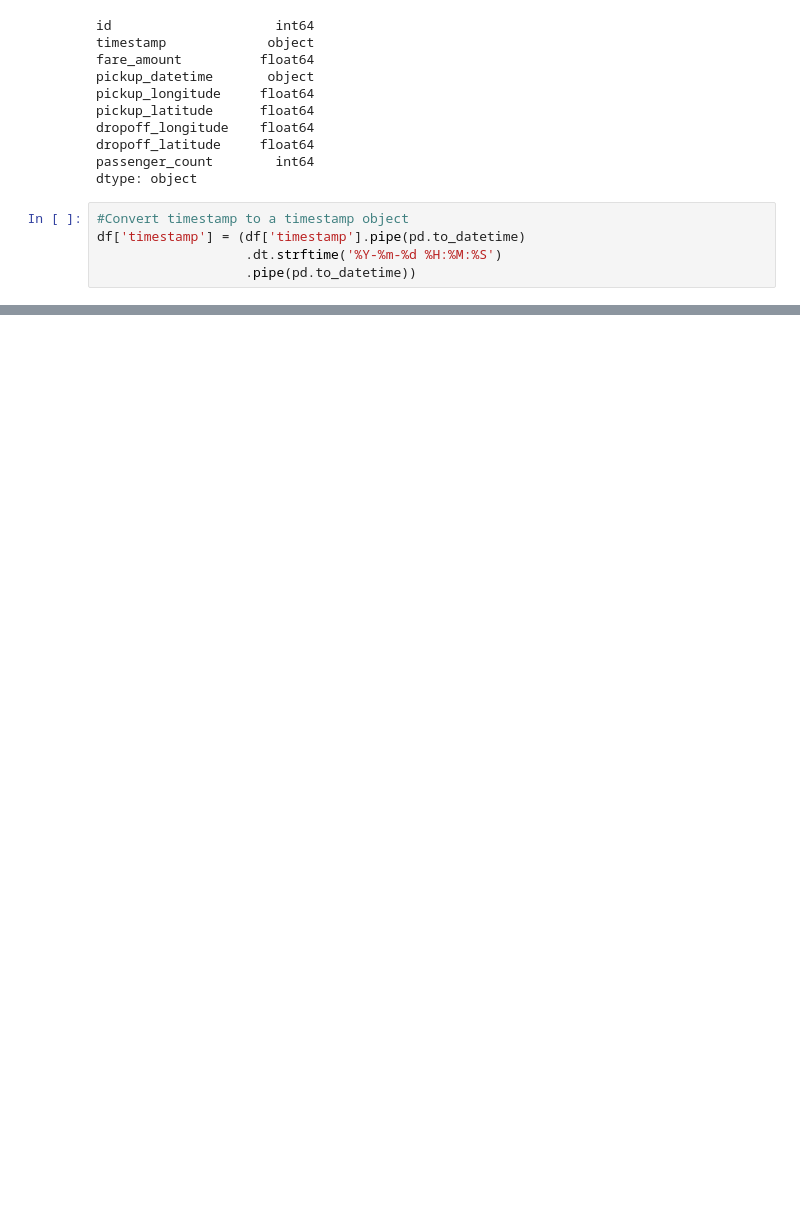
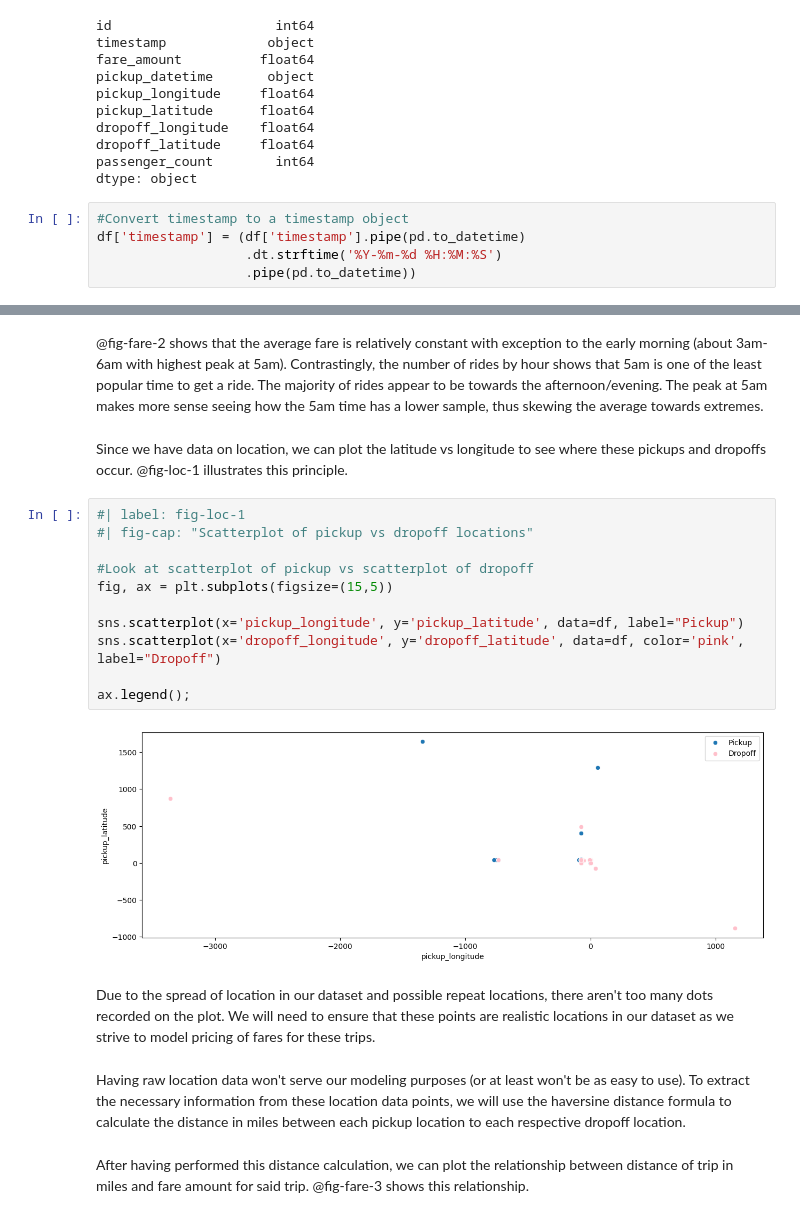
Before and after one commit to thebayesianbandit/thebayesianbandit.github.io, a Jupyter notebook: posts/bayes-pricing/bayesian_pricing_uber.ipynb, the cells around one changed output, grey strips where cells are left out. Saved outputs shown, nothing was run; the diff lists cells and outputs as text; blank space fills up the shorter version.

```diff
--- a/posts/bayes-pricing/bayesian_pricing_uber.ipynb
+++ b/posts/bayes-pricing/bayesian_pricing_uber.ipynb
@@ -127,0 +180,23 @@ df.plot(x='timestamp', y = 'fare_amount', figsize=(15,5));
+# %% [markdown]
+@fig-fare-2 shows that the average fare is relatively constant with exception to the early morning (about 3am-6am with highest peak at 5am). Contrastingly, the number of rides by hour shows that 5am is one of the least popular time to get a ride. The majority of rides appear to be towards the afternoon/evening. The peak at 5am makes more sense seeing how the 5am time has a lower sample, thus skewing the average towards extremes.
+# %% [markdown]
+Since we have data on location, we can plot the latitude vs longitude to see where these pickups and dropoffs occur. @fig-loc-1 illustrates this principle.
+# %%
+#| label: fig-loc-1
+#| fig-cap: "Scatterplot of pickup vs dropoff locations"
+
+#Look at scatterplot of pickup vs scatterplot of dropoff
+fig, ax = plt.subplots(figsize=(15,5))
+
+sns.scatterplot(x='pickup_longitude', y='pickup_latitude', data=df, label="Pickup")
+sns.scatterplot(x='dropoff_longitude', y='dropoff_latitude', data=df, color='pink', label="Dropoff")
+
+ax.legend();
+# %% [output]
+[figure, added]
+# %% [markdown]
+Due to the spread of location in our dataset and possible repeat locations, there aren't too many dots recorded on the plot. We will need to ensure that these points are realistic locations in our dataset as we strive to model pricing of fares for these trips.
+# %% [markdown]
+Having raw location data won't serve our modeling purposes (or at least won't be as easy to use). To extract the necessary information from these location data points, we will use the haversine distance formula to calculate the distance in miles between each pickup location to each respective dropoff location.
+# %% [markdown]
+After having performed this distance calculation, we can plot the relationship between distance of trip in miles and fare amount for said trip. @fig-fare-3 shows this relationship.
```
Also changed, not shown: parts of 104 cells of this notebook, 21 other files.
